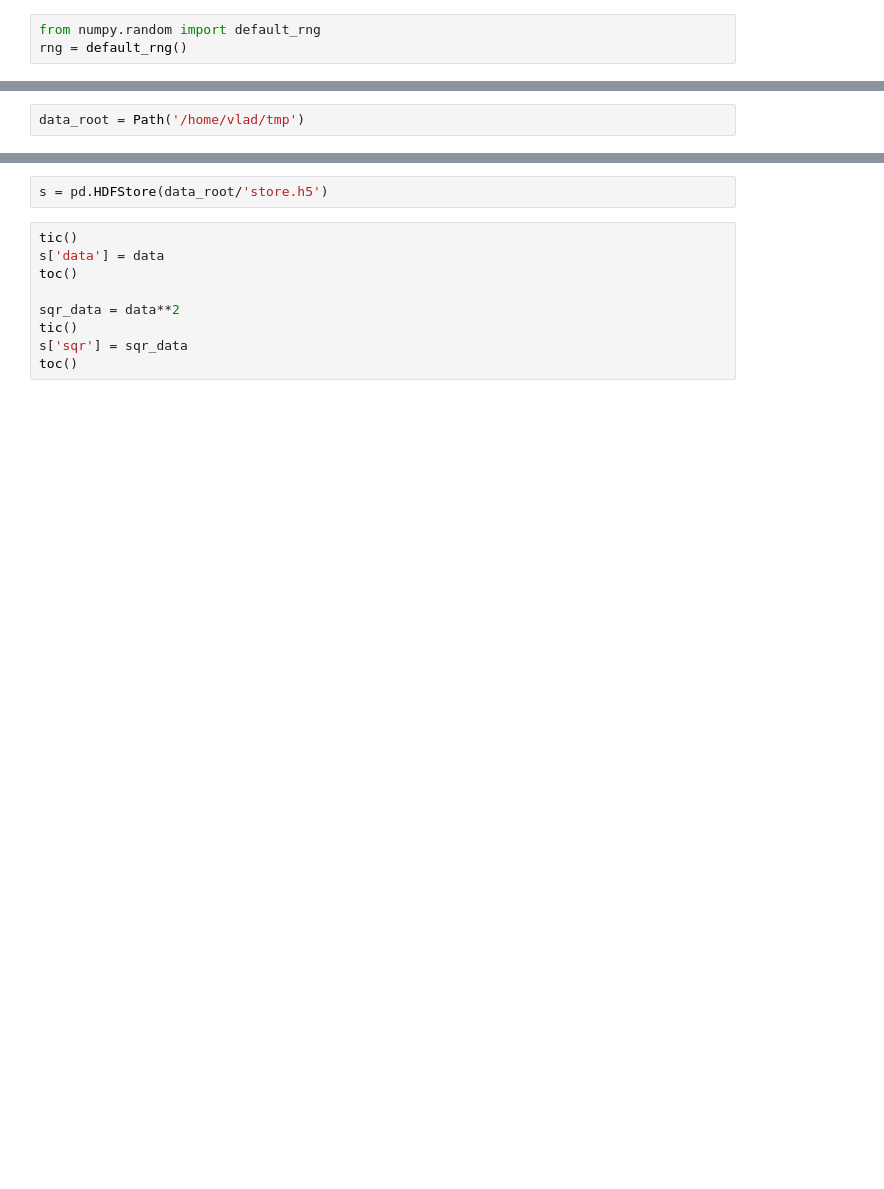
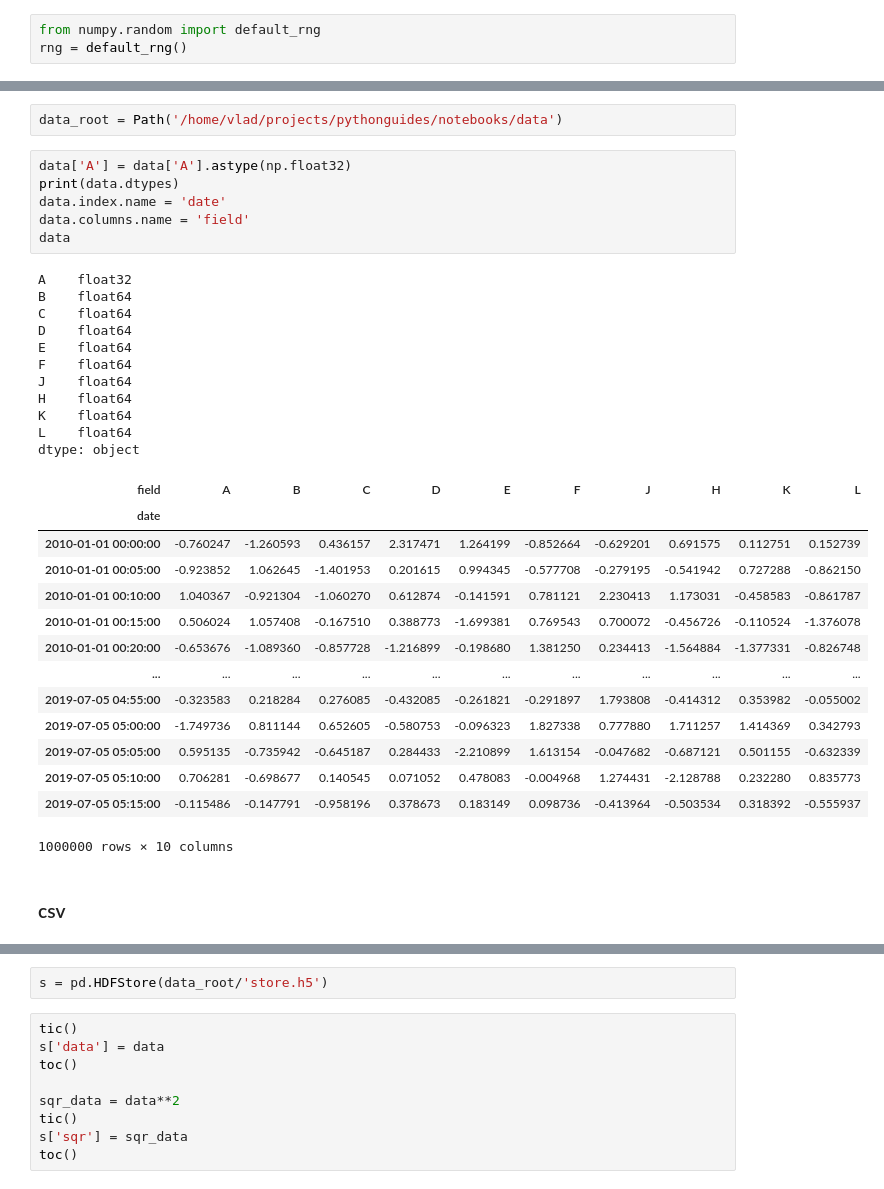
Before and after one commit to ghost368/notebooks, a Jupyter notebook: notebooks/file_types.ipynb, the cells around one changed output, grey strips where cells are left out. Cells and saved outputs as stored; diff of their text form; blank space fills up the shorter version.

```diff
--- a/notebooks/file_types.ipynb
+++ b/notebooks/file_types.ipynb
@@ -49,6 +65,40 @@ data
 1000000 rows × 10 columns
 # %%
-data_root = Path('/home/vlad/tmp')
+data_root = Path('/home/vlad/projects/pythonguides/notebooks/data')
+# %%
+data['A'] = data['A'].astype(np.float32)
+print(data.dtypes)
+data.index.name = 'date'
+data.columns.name = 'field'
+data
+# %% [output]
+A    float32
+B    float64
+C    float64
+D    float64
+E    float64
+F    float64
+J    float64
+H    float64
+K    float64
+L    float64
+dtype: object
+| field | A | B | C | D | E | F | J | H | K | L |
+| date |  |  |  |  |  |  |  |  |  |  |
+| 2010-01-01 00:00:00 | -0.760247 | -1.260593 | 0.436157 | 2.317471 | 1.264199 | -0.852664 | -0.629201 | 0.691575 | 0.112751 | 0.152739 |
+| 2010-01-01 00:05:00 | -0.923852 | 1.062645 | -1.401953 | 0.201615 | 0.994345 | -0.577708 | -0.279195 | -0.541942 | 0.727288 | -0.862150 |
+| 2010-01-01 00:10:00 | 1.040367 | -0.921304 | -1.060270 | 0.612874 | -0.141591 | 0.781121 | 2.230413 | 1.173031 | -0.458583 | -0.861787 |
+| 2010-01-01 00:15:00 | 0.506024 | 1.057408 | -0.167510 | 0.388773 | -1.699381 | 0.769543 | 0.700072 | -0.456726 | -0.110524 | -1.376078 |
+| 2010-01-01 00:20:00 | -0.653676 | -1.089360 | -0.857728 | -1.216899 | -0.198680 | 1.381250 | 0.234413 | -1.564884 | -1.377331 | -0.826748 |
+| ... | ... | ... | ... | ... | ... | ... | ... | ... | ... | ... |
+| 2019-07-05 04:55:00 | -0.323583 | 0.218284 | 0.276085 | -0.432085 | -0.261821 | -0.291897 | 1.793808 | -0.414312 | 0.353982 | -0.055002 |
+| 2019-07-05 05:00:00 | -1.749736 | 0.811144 | 0.652605 | -0.580753 | -0.096323 | 1.827338 | 0.777880 | 1.711257 | 1.414369 | 0.342793 |
+| 2019-07-05 05:05:00 | 0.595135 | -0.735942 | -0.645187 | 0.284433 | -2.210899 | 1.613154 | -0.047682 | -0.687121 | 0.501155 | -0.632339 |
+| 2019-07-05 05:10:00 | 0.706281 | -0.698677 | 0.140545 | 0.071052 | 0.478083 | -0.004968 | 1.274431 | -2.128788 | 0.232280 | 0.835773 |
+| 2019-07-05 05:15:00 | -0.115486 | -0.147791 | -0.958196 | 0.378673 | 0.183149 | 0.098736 | -0.413964 | -0.503534 | 0.318392 | -0.555937 |
+1000000 rows × 10 columns
+# %% [markdown]
+### csv
 # %%
 tic()
 data.to_csv(data_root/'data.csv')
```
Also changed, not shown: parts of 45 cells of this notebook, 5 other files.
